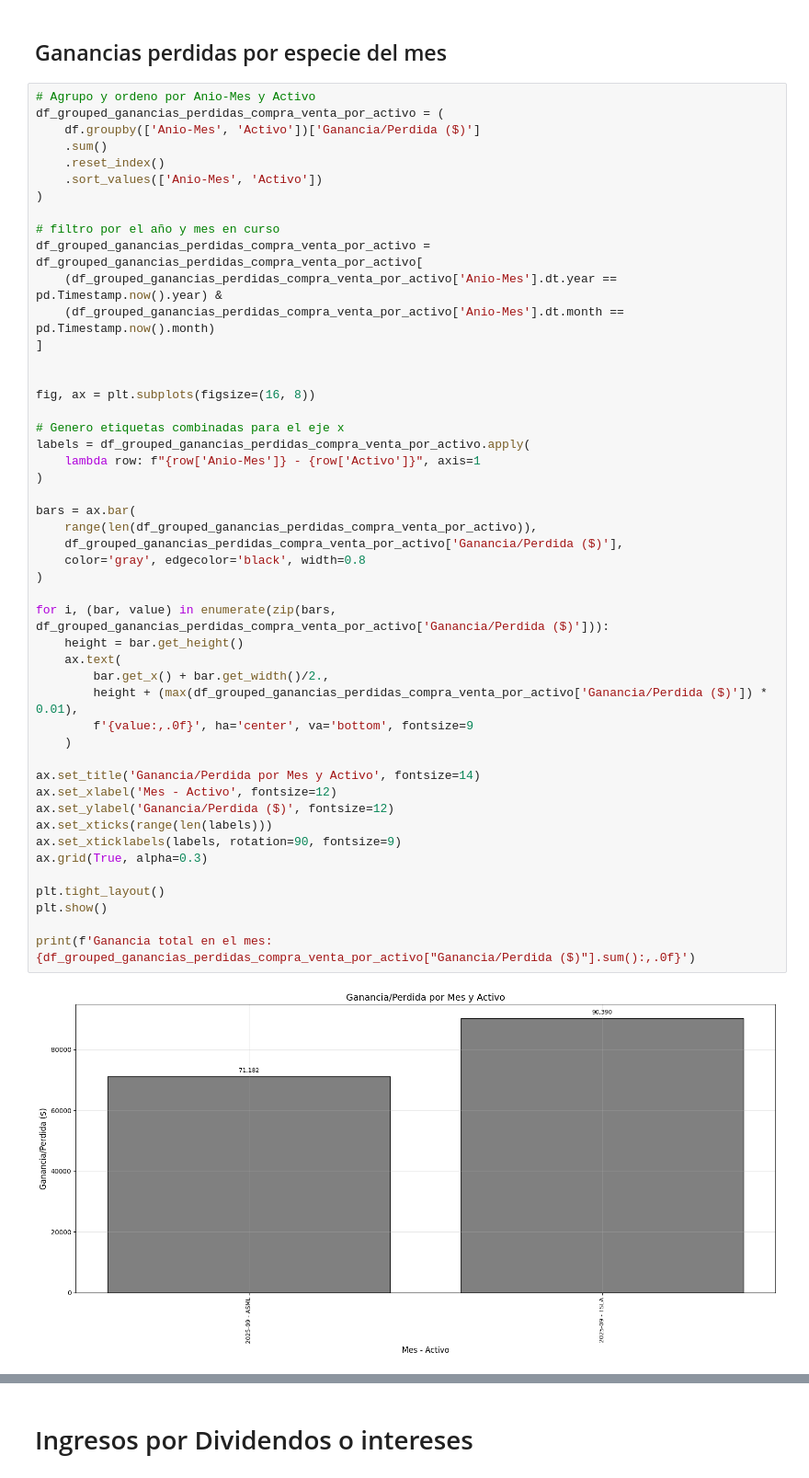
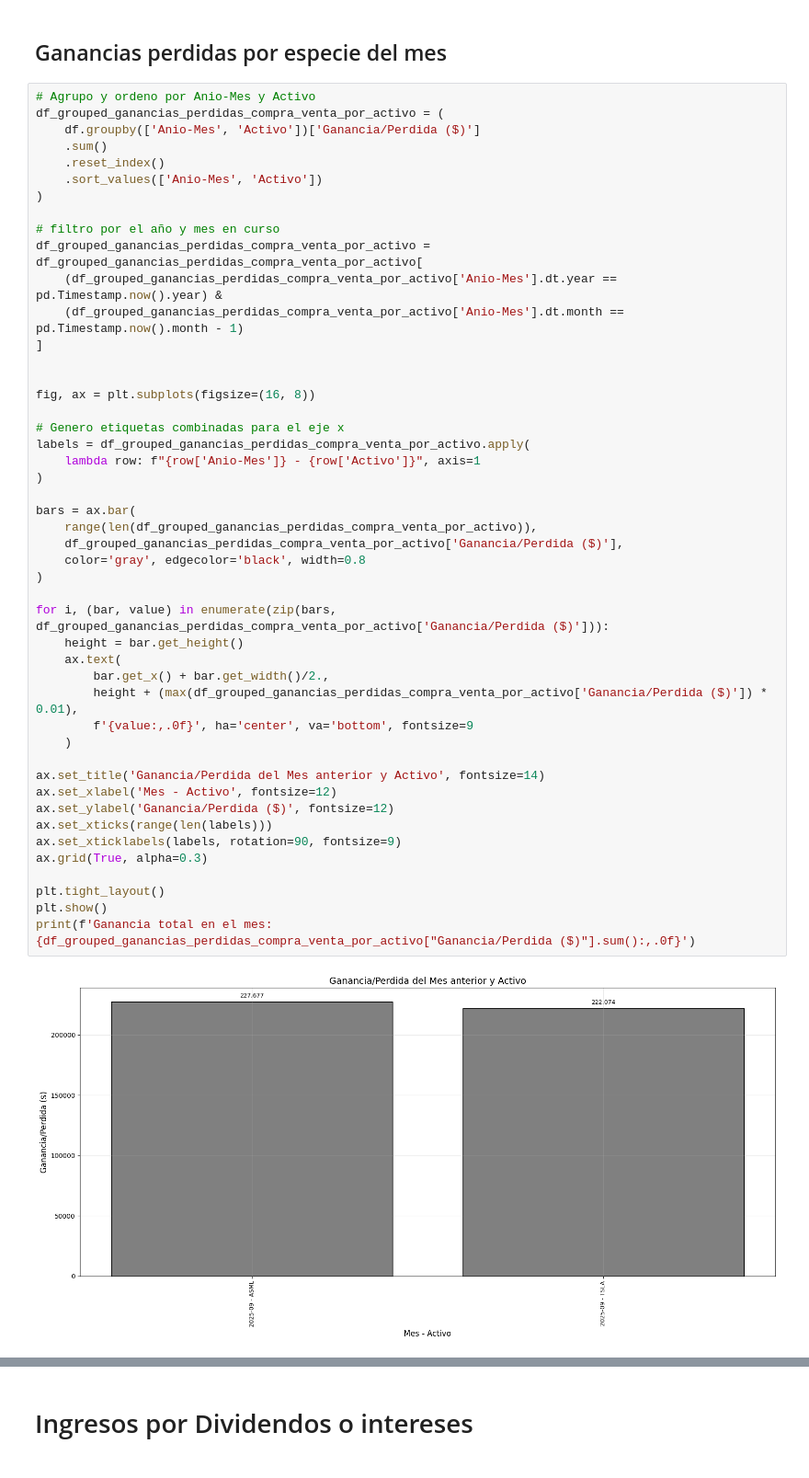
Before and after one commit to Tomasteawita/white_finance, a Jupyter notebook: notebooks/ganancias_realizadas.ipynb, the cells around one changed output, grey strips where cells are left out. Shown at 92% size. Saved outputs shown, nothing was run; the diff lists cells and outputs as text.

Commit message:
Update graphs

```diff
--- a/notebooks/ganancias_realizadas.ipynb
+++ b/notebooks/ganancias_realizadas.ipynb
@@ -181,7 +181,7 @@ df_grouped_ganancias_perdidas_compra_venta_por_activo = (
 # filtro por el año y mes en curso
 df_grouped_ganancias_perdidas_compra_venta_por_activo = df_grouped_ganancias_perdidas_compra_venta_por_activo[
     (df_grouped_ganancias_perdidas_compra_venta_por_activo['Anio-Mes'].dt.year == pd.Timestamp.now().year) &
-    (df_grouped_ganancias_perdidas_compra_venta_por_activo['Anio-Mes'].dt.month == pd.Timestamp.now().month)
+    (df_grouped_ganancias_perdidas_compra_venta_por_activo['Anio-Mes'].dt.month == pd.Timestamp.now().month - 1)
 ]
 
 
@@ -189,33 +189,32 @@ fig, ax = plt.subplots(figsize=(16, 8))
 
 # Genero etiquetas combinadas para el eje x
 labels = df_grouped_ganancias_perdidas_compra_venta_por_activo.apply(
     lambda row: f"{row['Anio-Mes']} - {row['Activo']}", axis=1
 )
 
 bars = ax.bar(
     range(len(df_grouped_ganancias_perdidas_compra_venta_por_activo)),
     df_grouped_ganancias_perdidas_compra_venta_por_activo['Ganancia/Perdida ($)'],
     color='gray', edgecolor='black', width=0.8
 )
 
 for i, (bar, value) in enumerate(zip(bars, df_grouped_ganancias_perdidas_compra_venta_por_activo['Ganancia/Perdida ($)'])):
     height = bar.get_height()
     ax.text(
         bar.get_x() + bar.get_width()/2.,
         height + (max(df_grouped_ganancias_perdidas_compra_venta_por_activo['Ganancia/Perdida ($)']) * 0.01),
         f'{value:,.0f}', ha='center', va='bottom', fontsize=9
     )
 
-ax.set_title('Ganancia/Perdida por Mes y Activo', fontsize=14)
+ax.set_title('Ganancia/Perdida del Mes anterior y Activo', fontsize=14)
 ax.set_xlabel('Mes - Activo', fontsize=12)
 ax.set_ylabel('Ganancia/Perdida ($)', fontsize=12)
 ax.set_xticks(range(len(labels)))
 ax.set_xticklabels(labels, rotation=90, fontsize=9)
 ax.grid(True, alpha=0.3)
 
 plt.tight_layout()
 plt.show()
-
 print(f'Ganancia total en el mes: {df_grouped_ganancias_perdidas_compra_venta_por_activo["Ganancia/Perdida ($)"].sum():,.0f}')
 # %% [output]
-[figure, old version]
+[figure, new version]
```
Also changed, not shown: parts of 10 cells of this notebook.
